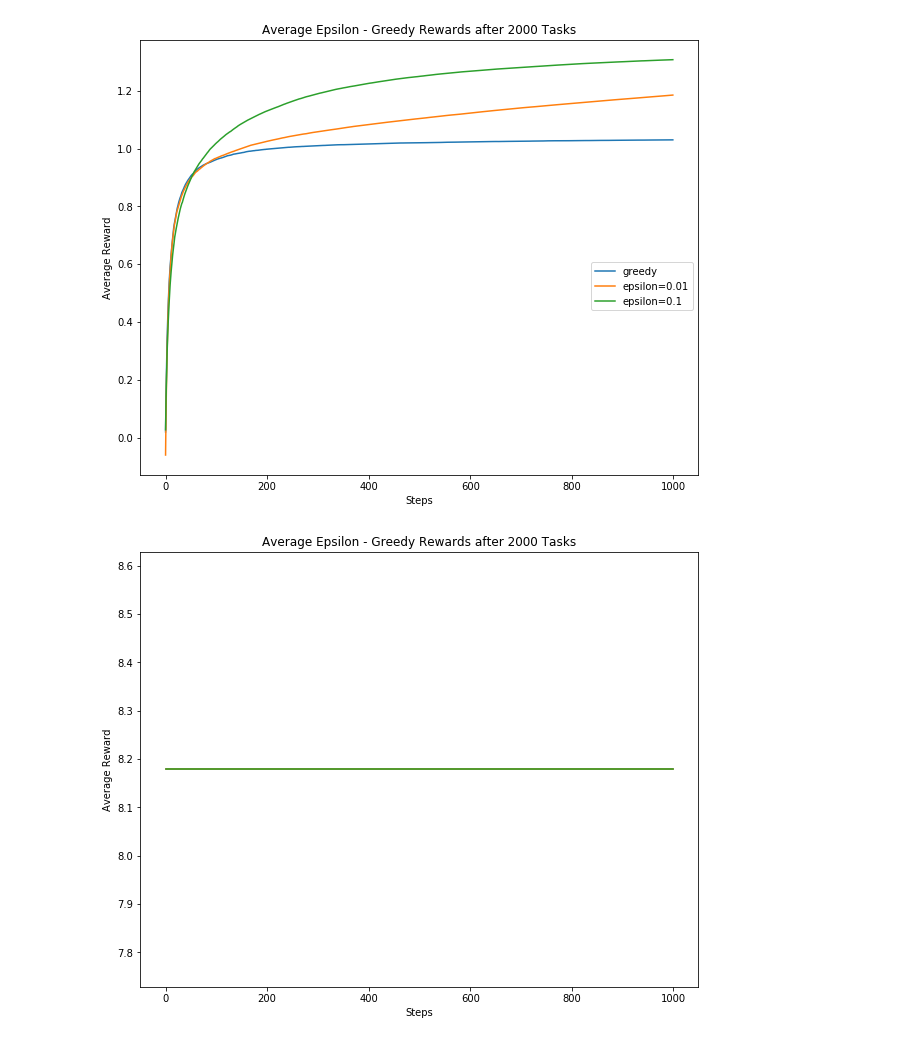
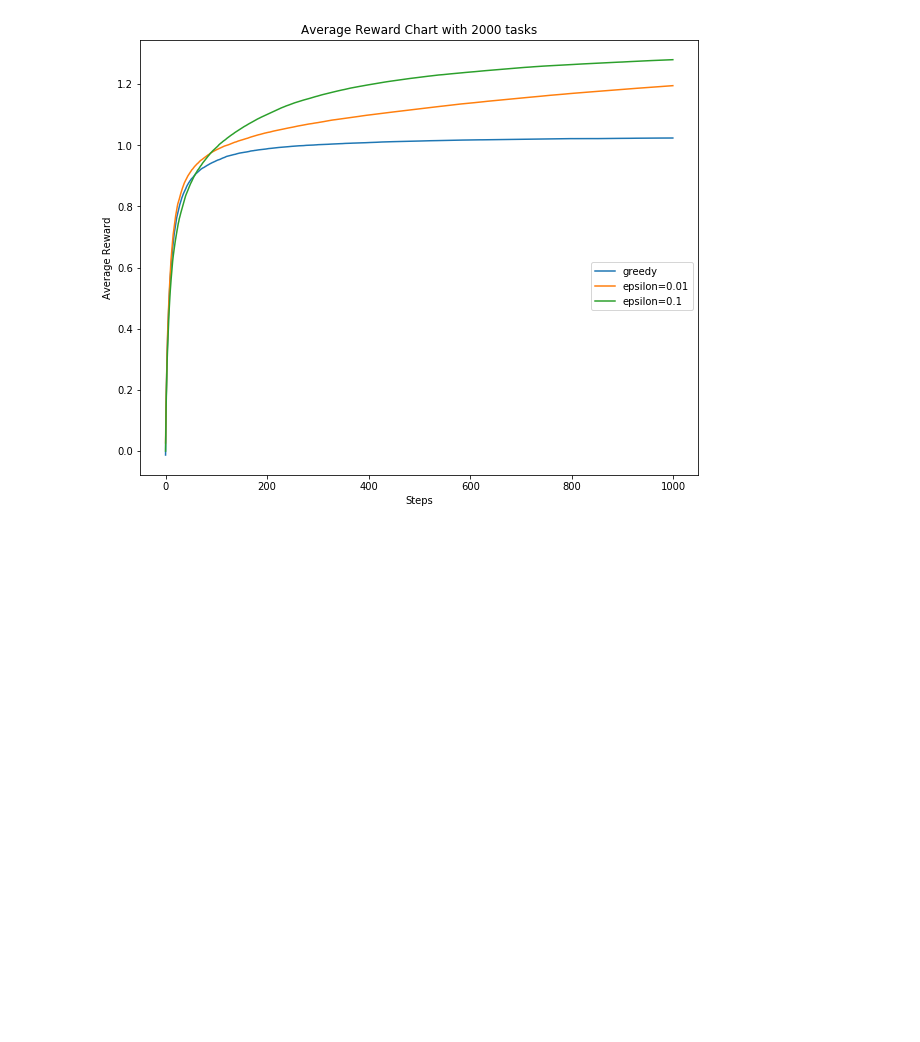
Before and after one commit to FreedomEclipse/multiArmedBandit, a Jupyter notebook: main.ipynb, the cells around one changed output. Cells and saved outputs as stored; diff of their text form; code cells hidden in the pictures; blank space fills up the shorter version.

```diff
--- a/main.ipynb
+++ b/main.ipynb
@@ -35,56 +41,40 @@ class bandit:
             self.reward[i] = self.mean_r
 # %%
+# establish the number of arms, steps and tasks
 arms = 10
 steps = 1000
+tasks = 2000
 
+# set up the long-term reward arrays for each type
 greedy_r = np.zeros(steps)
 ep01_r = np.zeros(steps)
 ep1_r = np.zeros(steps)
 
-greedy_opt_r = np.zeros(steps)
-ep01_opt_r = np.zeros(steps)
-ep1_opt_r = np.zeros(steps)
-
-tasks = 2000
-
 for i in range(tasks):
+    # initialize each type
     greedy = bandit(arms, 0, steps)
     e01 = bandit(arms, 0.01, steps)
     e1 = bandit(arms, 0.1, steps)
 
+    # run learning action (pull arm) this is done the number of steps times
     greedy.run()
     e01.run()
     e1.run()
 
+    # deteremine the long-term rewards
     greedy_r = greedy_r + (greedy.reward - greedy_r) / (i + 1)
     ep01_r = ep01_r + (e01.reward - ep01_r) / (i + 1)
     ep1_r = ep1_r + (e1.reward - ep1_r) / (i + 1)
 
-    greedy_opt_r = greedy_opt_r + 1 / (i + 1)
-    ep01_opt_r = ep01_opt_r + 1 / (i + 1)
-    ep1_opt_r = ep1_opt_r + 1 / (i + 1)
-
+# draw the average reward output chart
 plt.figure(figsize=(10,8))
 plt.plot(greedy_r, label="greedy")
 plt.plot(ep01_r, label="epsilon=0.01")
 plt.plot(ep1_r, label="epsilon=0.1")
 plt.legend(bbox_to_anchor=(1, 0.5))
 plt.xlabel("Steps")
 plt.ylabel("Average Reward")
-plt.title("Average Epsilon - Greedy Rewards after " + str(tasks)
-    + " Tasks")
+plt.title("Average Reward Chart with " + str(tasks) + " tasks")
 plt.show()
-
-plt.figure(figsize=(10,8))
-plt.plot(greedy_opt_r, label="greedy")
-plt.plot(ep01_opt_r, label="epsilon=0.01")
-plt.plot(ep1_opt_r, label="epsilon=0.1")
-#plt.legend(bbox_to_anchor=(1.3, 0.5))
-plt.xlabel("Steps")
-plt.ylabel("Average Reward")
-plt.title("Average Epsilon - Greedy Rewards after " + str(tasks)
-    + " Tasks")
-plt.show()
 # %% [output]
-[figure, old version]
+[figure, new version]
-[figure, removed]
```
Also changed, not shown: parts of 7 cells of this notebook.
